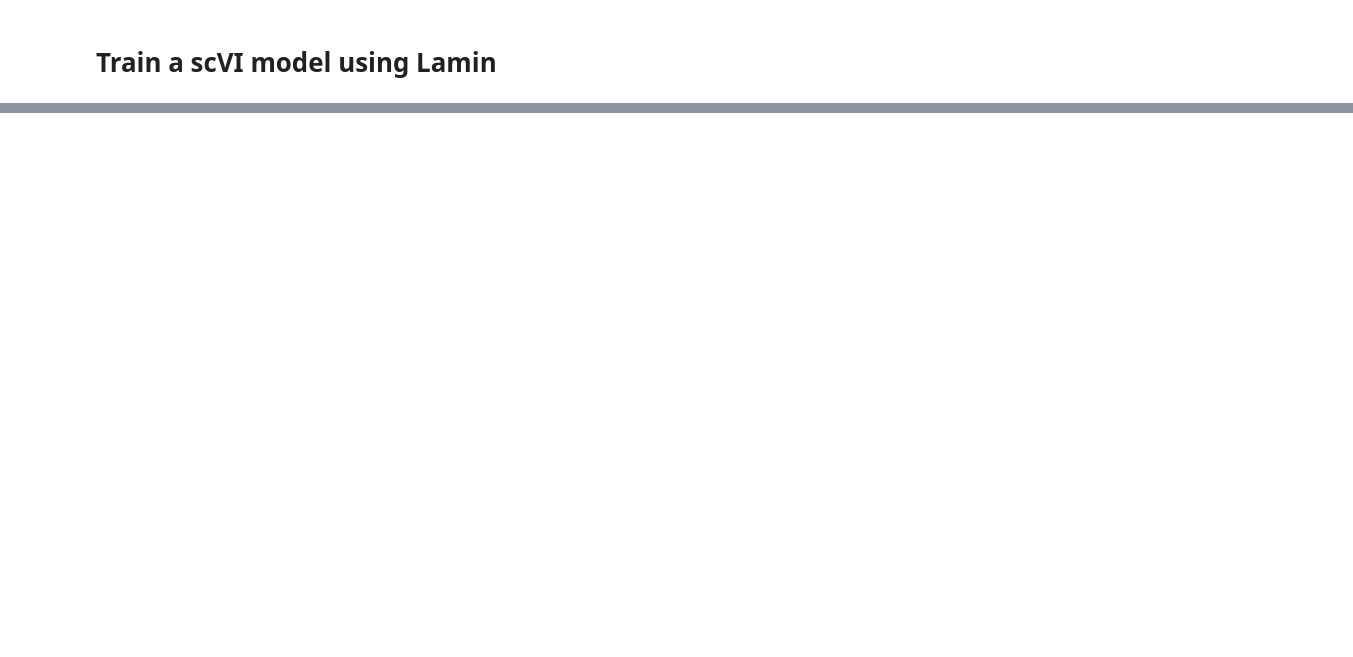
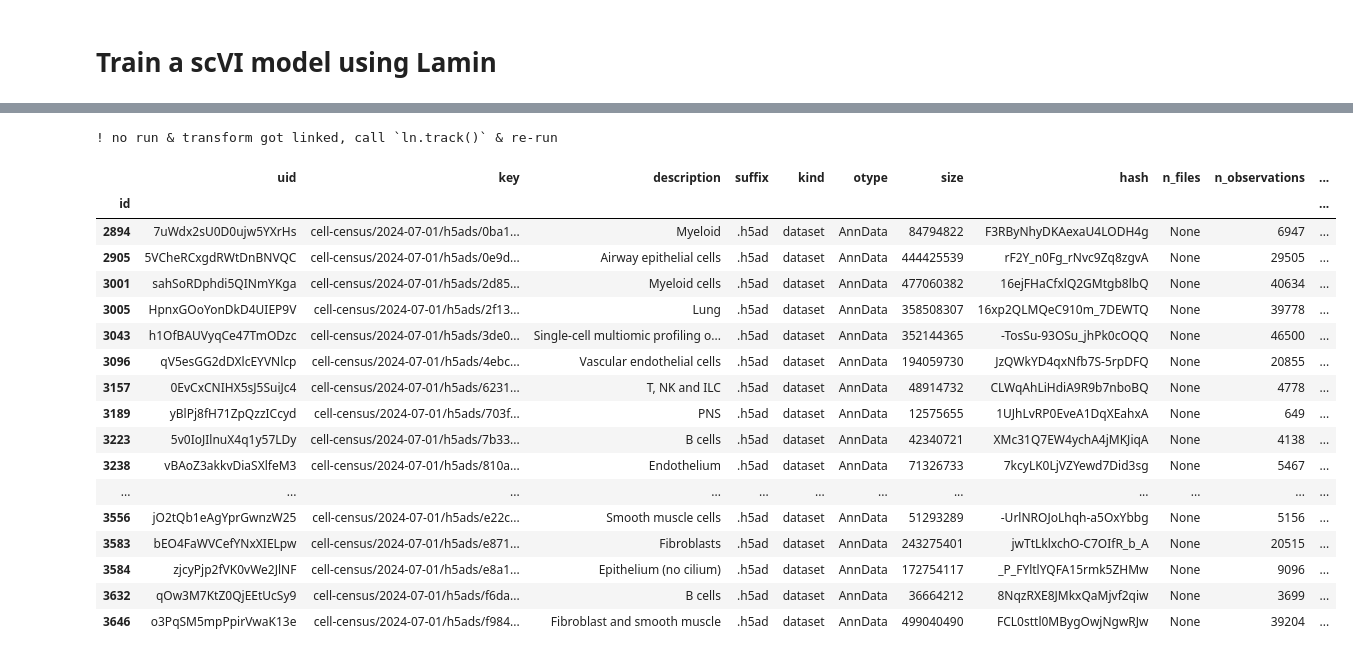
Before and after one commit to scverse/scvi-tutorials, a Jupyter notebook: use_cases/custom_dl/lamin.ipynb, the cells around one changed output, grey strips where cells are left out. Saved outputs shown, nothing was run; the diff lists cells and outputs as text; code cells hidden in the pictures; blank space fills up the shorter version.

```diff
--- a/use_cases/custom_dl/lamin.ipynb
+++ b/use_cases/custom_dl/lamin.ipynb
@@ -97,0 +72,25 @@ model_adata.load_query_data(
+# %%
+# We load the collection to see it consists of many h5ad files
+collection = ln.Collection.using("laminlabs/cellxgene").get(name="covid_normal_lung")
+artifacts = collection.artifacts.all()
+artifacts.df()
+# %% [output]
+! no run & transform got linked, call `ln.track()` & re-run
+|  | uid | key | description | suffix | kind | otype | size | hash | n_files | n_observations | ... |
+| id |  |  |  |  |  |  |  |  |  |  | ... |
+| 2894 | 7uWdx2sU0D0ujw5YXrHs | cell-census/2024-07-01/h5ads/0ba1... | Myeloid | .h5ad | dataset | AnnData | 84794822 | F3RByNhyDKAexaU4LODH4g | None | 6947 | ... |
+| 2905 | 5VCheRCxgdRWtDnBNVQC | cell-census/2024-07-01/h5ads/0e9d... | Airway epithelial cells | .h5ad | dataset | AnnData | 444425539 | rF2Y_n0Fg_rNvc9Zq8zgvA | None | 29505 | ... |
+| 3001 | sahSoRDphdi5QINmYKga | cell-census/2024-07-01/h5ads/2d85... | Myeloid cells | .h5ad | dataset | AnnData | 477060382 | 16ejFHaCfxlQ2GMtgb8lbQ | None | 40634 | ... |
+| 3005 | HpnxGOoYonDkD4UIEP9V | cell-census/2024-07-01/h5ads/2f13... | Lung | .h5ad | dataset | AnnData | 358508307 | 16xp2QLMQeC910m_7DEWTQ | None | 39778 | ... |
+| 3043 | h1OfBAUVyqCe47TmODzc | cell-census/2024-07-01/h5ads/3de0... | Single-cell multiomic profiling o... | .h5ad | dataset | AnnData | 352144365 | -TosSu-93OSu_jhPk0cOQQ | None | 46500 | ... |
+| 3096 | qV5esGG2dDXlcEYVNlcp | cell-census/2024-07-01/h5ads/4ebc... | Vascular endothelial cells | .h5ad | dataset | AnnData | 194059730 | JzQWkYD4qxNfb7S-5rpDFQ | None | 20855 | ... |
+| 3157 | 0EvCxCNIHX5sJ5SuiJc4 | cell-census/2024-07-01/h5ads/6231... | T, NK and ILC | .h5ad | dataset | AnnData | 48914732 | CLWqAhLiHdiA9R9b7nboBQ | None | 4778 | ... |
+| 3189 | yBlPj8fH71ZpQzzICcyd | cell-census/2024-07-01/h5ads/703f... | PNS | .h5ad | dataset | AnnData | 12575655 | 1UJhLvRP0EveA1DqXEahxA | None | 649 | ... |
+| 3223 | 5v0IoJIlnuX4q1y57LDy | cell-census/2024-07-01/h5ads/7b33... | B cells | .h5ad | dataset | AnnData | 42340721 | XMc31Q7EW4ychA4jMKJiqA | None | 4138 | ... |
+| 3238 | vBAoZ3akkvDiaSXlfeM3 | cell-census/2024-07-01/h5ads/810a... | Endothelium | .h5ad | dataset | AnnData | 71326733 | 7kcyLK0LjVZYewd7Did3sg | None | 5467 | ... |
+| ... | ... | ... | ... | ... | ... | ... | ... | ... | ... | ... | ... |
+| 3556 | jO2tQb1eAgYprGwnzW25 | cell-census/2024-07-01/h5ads/e22c... | Smooth muscle cells | .h5ad | dataset | AnnData | 51293289 | -UrlNROJoLhqh-a5OxYbbg | None | 5156 | ... |
+| 3583 | bEO4FaWVCefYNxXIELpw | cell-census/2024-07-01/h5ads/e871... | Fibroblasts | .h5ad | dataset | AnnData | 243275401 | jwTtLklxchO-C7OIfR_b_A | None | 20515 | ... |
+| 3584 | zjcyPjp2fVK0vWe2JlNF | cell-census/2024-07-01/h5ads/e8a1... | Epithelium (no cilium) | .h5ad | dataset | AnnData | 172754117 | _P_FYltlYQFA15rmk5ZHMw | None | 9096 | ... |
+| 3632 | qOw3M7KtZ0QjEEtUcSy9 | cell-census/2024-07-01/h5ads/f6da... | B cells | .h5ad | dataset | AnnData | 36664212 | 8NqzRXE8JMkxQaMjvf2qiw | None | 3699 | ... |
+| 3646 | o3PqSM5mpPpirVwaK13e | cell-census/2024-07-01/h5ads/f984... | Fibroblast and smooth muscle | .h5ad | dataset | AnnData | 499040490 | FCL0sttl0MBygOwjNgwRJw | None | 39204 | ... |
```
Also changed, not shown: parts of 25 cells of this notebook.
